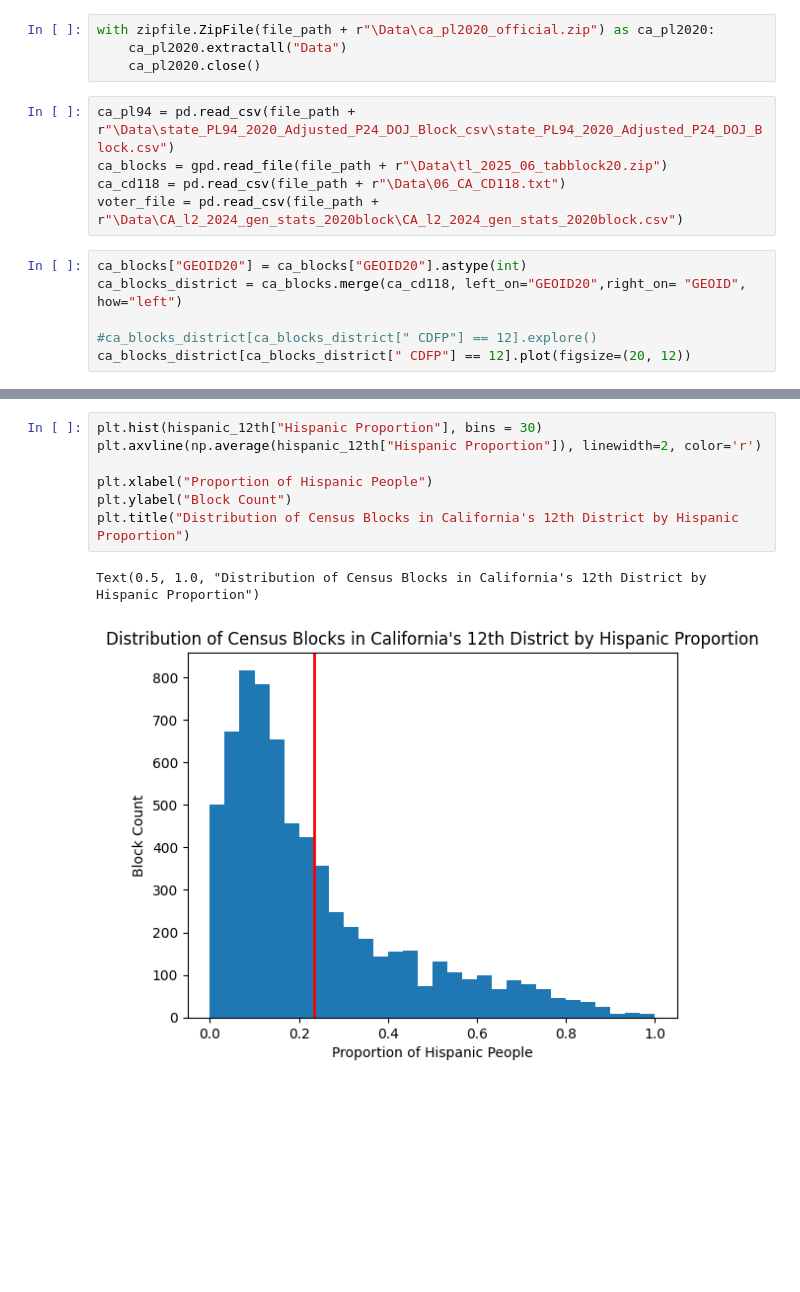
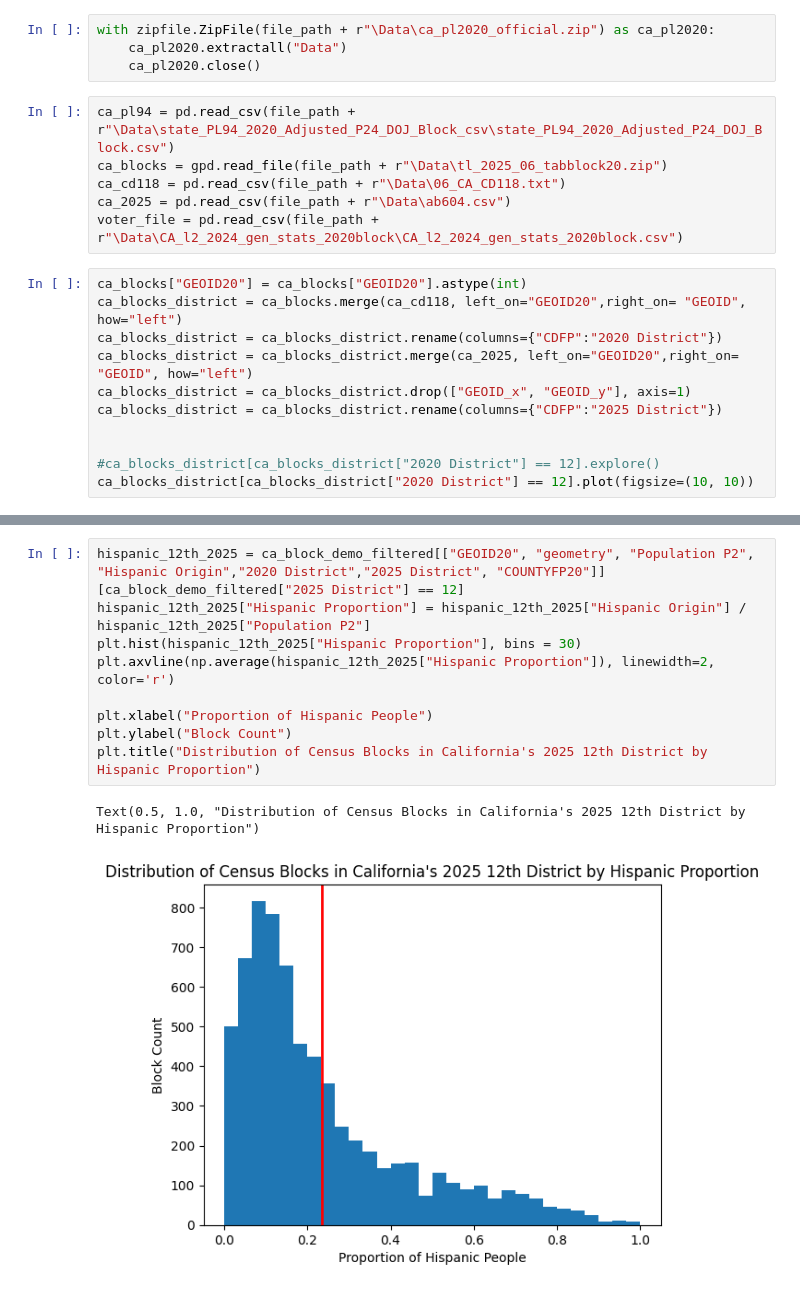
Before and after one commit to jvkim336-rgb/California-Voting-District-Project, a Jupyter notebook: CA-District-Notebook.ipynb, the cells around one changed output, grey strips where cells are left out. Saved outputs shown, nothing was run; the diff lists cells and outputs as text; blank space fills up the shorter version.

```diff
--- a/CA-District-Notebook.ipynb
+++ b/CA-District-Notebook.ipynb
@@ -19,12 +21,18 @@ with zipfile.ZipFile(file_path + r"\Data\ca_pl2020_official.zip") as ca_pl2020:
 ca_pl94 = pd.read_csv(file_path + r"\Data\state_PL94_2020_Adjusted_P24_DOJ_Block_csv\state_PL94_2020_Adjusted_P24_DOJ_Block.csv")
 ca_blocks = gpd.read_file(file_path + r"\Data\tl_2025_06_tabblock20.zip")
 ca_cd118 = pd.read_csv(file_path + r"\Data\06_CA_CD118.txt")
+ca_2025 = pd.read_csv(file_path + r"\Data\ab604.csv")
 voter_file = pd.read_csv(file_path + r"\Data\CA_l2_2024_gen_stats_2020block\CA_l2_2024_gen_stats_2020block.csv")
 # %%
 ca_blocks["GEOID20"] = ca_blocks["GEOID20"].astype(int)
 ca_blocks_district = ca_blocks.merge(ca_cd118, left_on="GEOID20",right_on= "GEOID", how="left")
+ca_blocks_district = ca_blocks_district.rename(columns={"CDFP":"2020 District"})
+ca_blocks_district = ca_blocks_district.merge(ca_2025, left_on="GEOID20",right_on= "GEOID", how="left")
+ca_blocks_district = ca_blocks_district.drop(["GEOID_x", "GEOID_y"], axis=1)
+ca_blocks_district = ca_blocks_district.rename(columns={"CDFP":"2025 District"})
 
-#ca_blocks_district[ca_blocks_district[" CDFP"] == 12].explore()
-ca_blocks_district[ca_blocks_district[" CDFP"] == 12].plot(figsize=(20, 12))
+
+#ca_blocks_district[ca_blocks_district["2020 District"] == 12].explore()
+ca_blocks_district[ca_blocks_district["2020 District"] == 12].plot(figsize=(10, 10))
 # %% [output]
 <Axes: >
@@ -43,12 +64,14 @@ Text(0.5, 1.0, "California's 12th Congressional District with Hispanic Proportio
 # %%
-plt.hist(hispanic_12th["Hispanic Proportion"], bins = 30)
-plt.axvline(np.average(hispanic_12th["Hispanic Proportion"]), linewidth=2, color='r')
+hispanic_12th_2025 = ca_block_demo_filtered[["GEOID20", "geometry", "Population P2", "Hispanic Origin","2020 District","2025 District", "COUNTYFP20"]][ca_block_demo_filtered["2025 District"] == 12]
+hispanic_12th_2025["Hispanic Proportion"] = hispanic_12th_2025["Hispanic Origin"] / hispanic_12th_2025["Population P2"]
+plt.hist(hispanic_12th_2025["Hispanic Proportion"], bins = 30)
+plt.axvline(np.average(hispanic_12th_2025["Hispanic Proportion"]), linewidth=2, color='r')
 
 plt.xlabel("Proportion of Hispanic People")
 plt.ylabel("Block Count")
-plt.title("Distribution of Census Blocks in California's 12th District by Hispanic Proportion")
+plt.title("Distribution of Census Blocks in California's 2025 12th District by Hispanic Proportion")
 # %% [output]
-Text(0.5, 1.0, "Distribution of Census Blocks in California's 12th District by Hispanic Proportion")
+Text(0.5, 1.0, "Distribution of Census Blocks in California's 2025 12th District by Hispanic Proportion")
-[figure, old version]
+[figure, new version]
 # %%
 #Combines California demographic information by Congressional District
```
Also changed, not shown: parts of 6 cells of this notebook.
